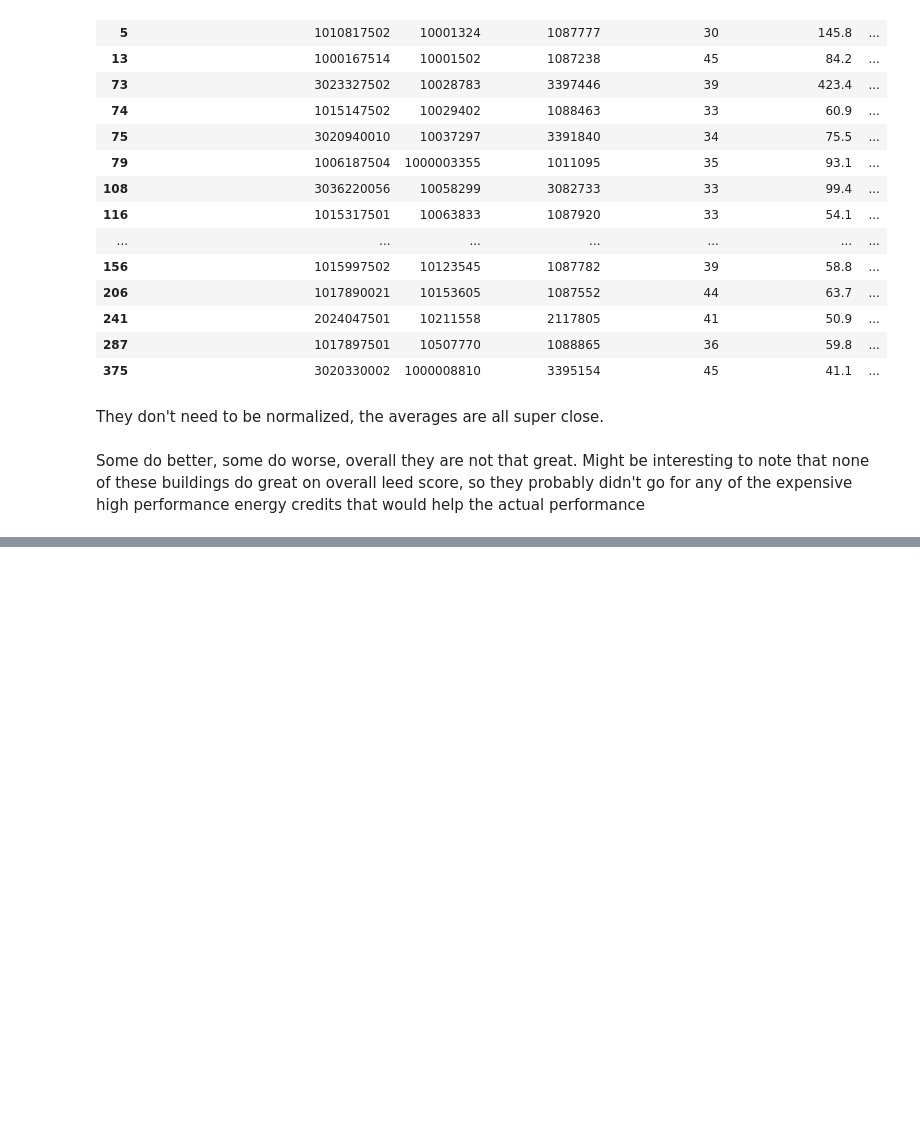
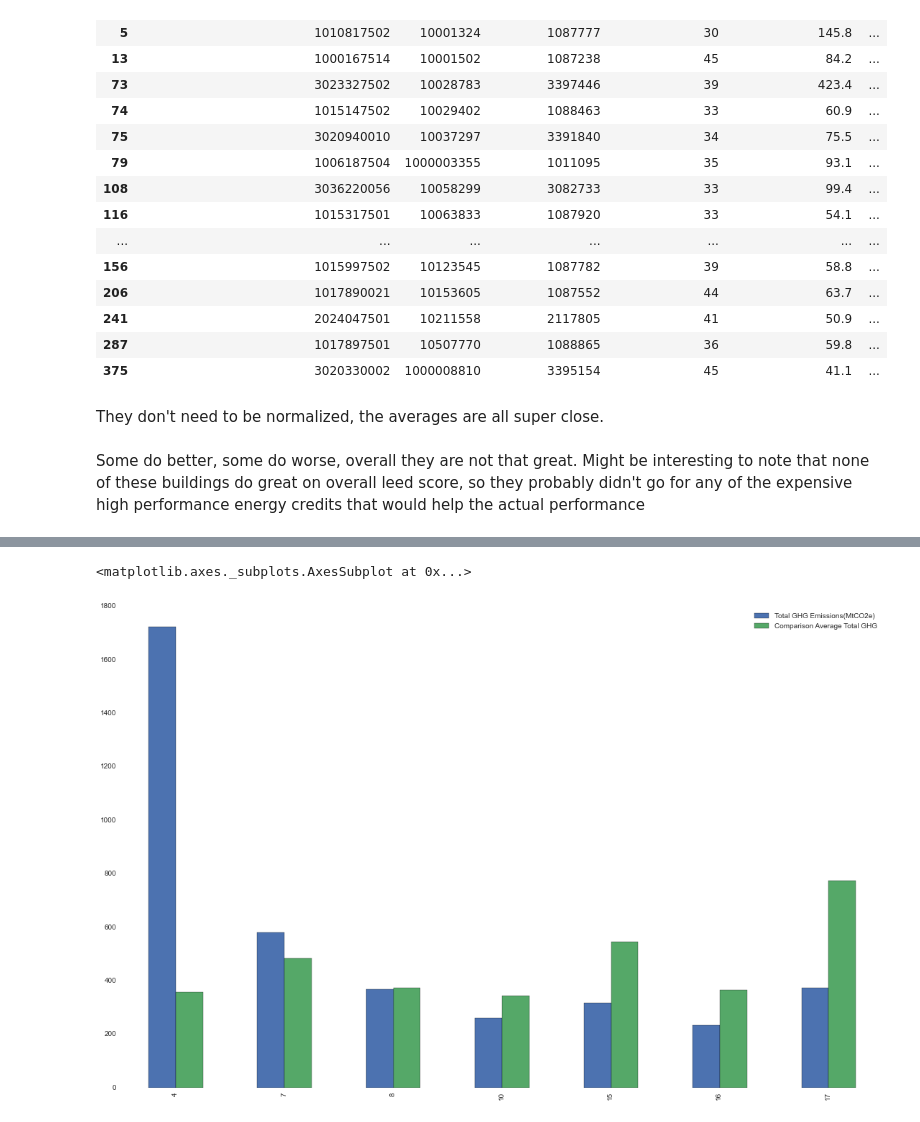
Before and after one commit to Data-Science-TIY/builditgreen, a Jupyter notebook: notebooks/NYCBuildingsAnalysis.ipynb, the cells around one changed output, grey strips where cells are left out. Cells and saved outputs as stored; diff of their text form; code cells hidden in the pictures; blank space fills up the shorter version.

```diff
--- a/notebooks/NYCBuildingsAnalysis.ipynb
+++ b/notebooks/NYCBuildingsAnalysis.ipynb
@@ -618,0 +699,2 @@ nyc_df_compare.to_pickle("nyc_energy_comparison_josh.pkl")
+# %%
+under_150 = under_150[under_150['LEED ID'] != 10028783]
@@ -618,0 +879,5 @@ nyc_df_compare.to_pickle("nyc_energy_comparison_josh.pkl")
+# %%
+under_150[['Total GHG Emissions(MtCO2e)', 'Comparison Average Total GHG']].plot(kind="bar", figsize=(19, 12))
+# %% [output]
+<matplotlib.axes._subplots.AxesSubplot at 0x...>
+[figure, added]
```
Also changed, not shown: parts of 38 cells of this notebook.
